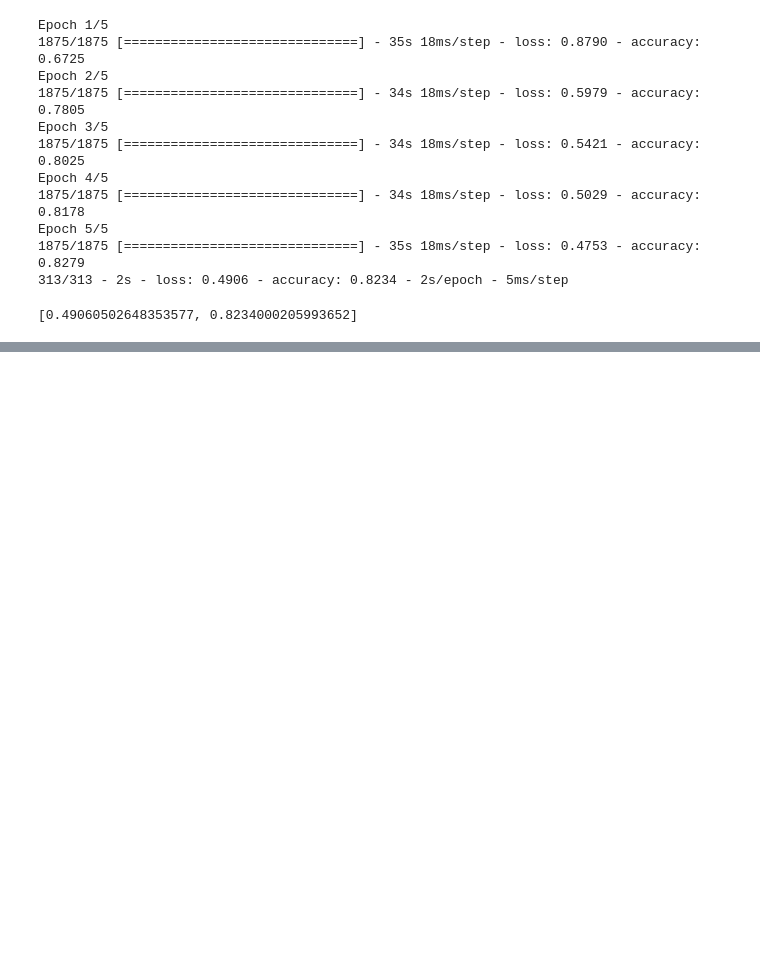
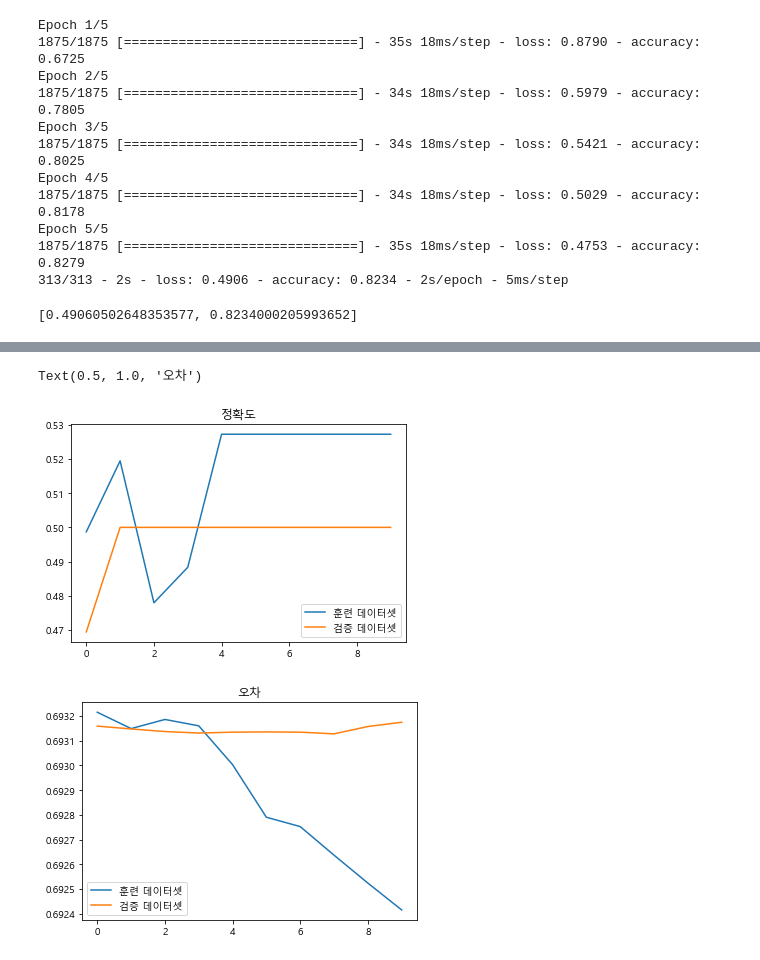
Before and after one commit to oshsage/study_DL, a Jupyter notebook: 합성곱신경망1.ipynb, the cells around one changed output, grey strips where cells are left out. Cells and saved outputs as stored; diff of their text form; code cells hidden in the pictures; blank space fills up the shorter version.

```diff
--- a/합성곱신경망1.ipynb
+++ b/합성곱신경망1.ipynb
@@ -148,0 +164,8 @@ Epoch 5/5
+# %%
+# 사전 훈련된 모델 내려받기
+model = ResNet50(include_top=True,
+                 weights="imagenet",
+                 input_tensor=None,
+                 input_shape=None,
+                 pooling=None,
+                 classes=1000)
@@ -148,0 +206,6 @@ Epoch 5/5
+# %%
+# ResNet50 네트워크에 밀집층 추가
+model.trainable = False
+model = Sequential([model,
+                    Dense(2, activation='sigmoid')])
+model.summary()
@@ -148,0 +225,5 @@ Epoch 5/5
+# %%
+# 훈련에 사용될 환경 설정
+model.compile(loss='binary_crossentropy',
+optimizer='adam',
+metrics=['accuracy'])
@@ -148,0 +285,35 @@ Epoch 5/5
+# %%
+# 모델의 정확도 시각화
+import matplotlib as mpl
+import matplotlib.pylab as plt
+from matplotlib import font_manager
+
+font_fname = "C:/Windows/Fonts/malgun.ttf"    # 주피터 노트북에서 한글 깨지는 문제 해결
+font_family = font_manager.FontProperties(fname=font_fname).get_name()
+
+plt.rcParams["font.family"] = font_family
+
+accuracy = history.history["accuracy"]
+val_accuracy = history.history["val_accuracy"]
+
+loss = history.history["loss"]
+
+val_loss = history.history["val_loss"]
+
+epochs = range(len(accuracy))
+
+
+plt.plot(epochs, accuracy, label="훈련 데이터셋")
+plt.plot(epochs, val_accuracy, label="검증 데이터셋")
+plt.legend()
+plt.title('정확도')
+plt.figure()
+
+plt.plot(epochs, loss, label="훈련 데이터셋")
+plt.plot(epochs, val_loss, label="검증 데이터셋")
+plt.legend()
+plt.title('오차')
+# %% [output]
+Text(0.5, 1.0, '오차')
+[figure, added]
+[figure, added]
```
Also changed, not shown: parts of 12 cells of this notebook.
